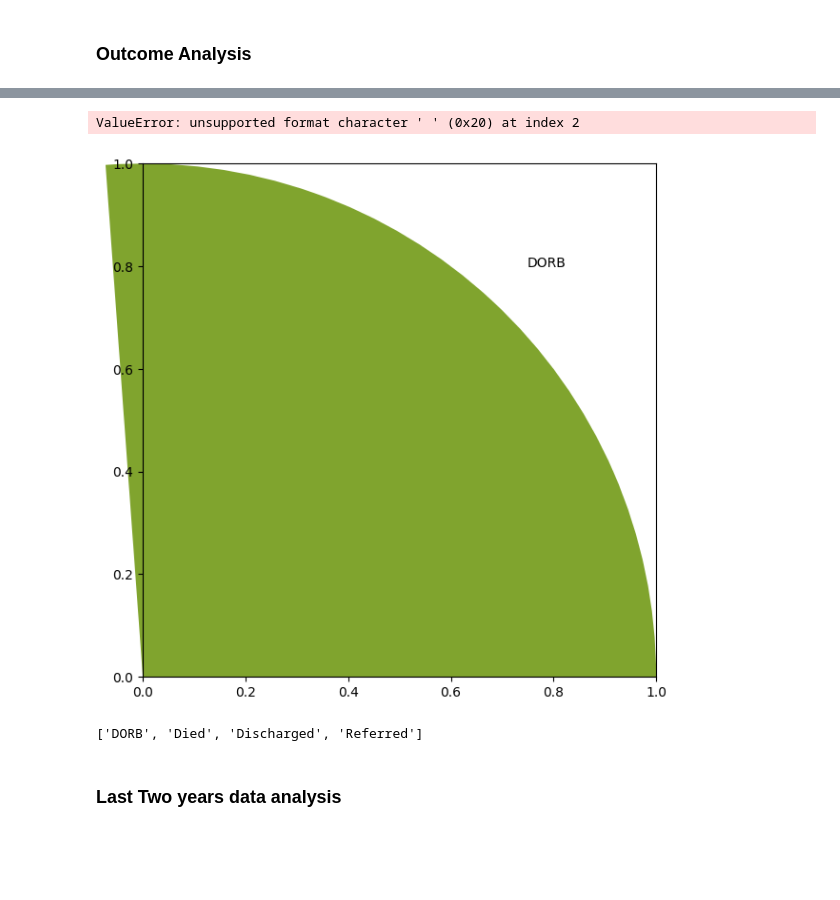
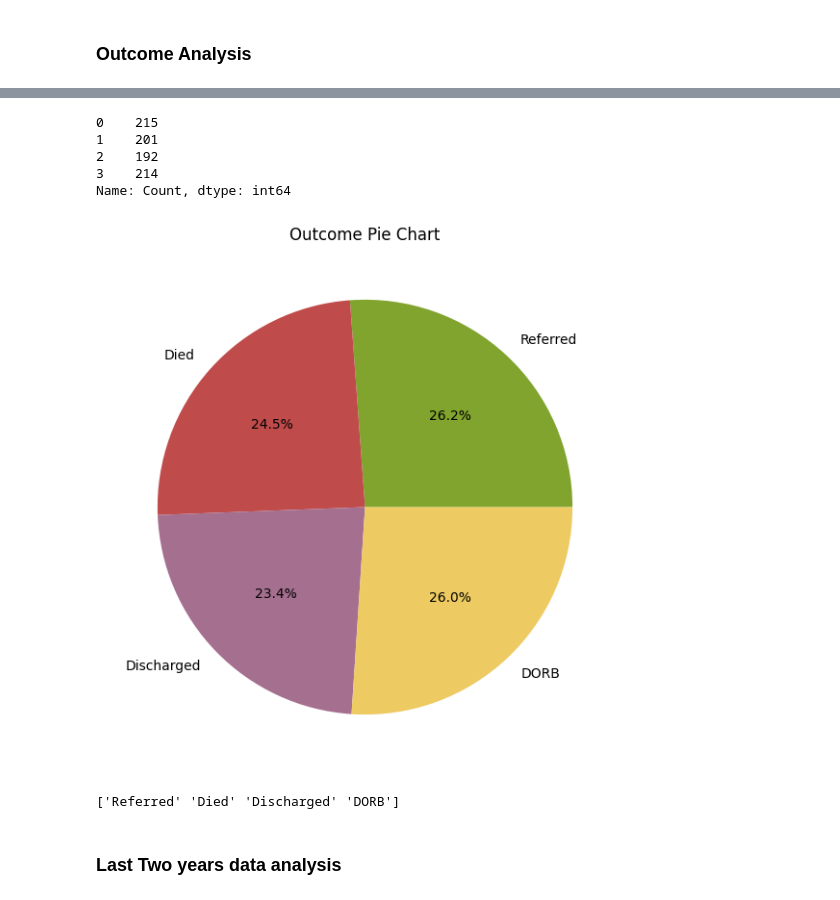
Before and after one commit to FahimHafiz/Vaccination-Dataset-Preprocessing-Analysis-and-Prediction-Using-Machine-Learning, a Jupyter notebook: main.ipynb, the cells around one changed output, grey strips where cells are left out. Drawn from its saved outputs; the diff is of its cells as text; code cells hidden in the pictures; blank space fills up the shorter version.

```diff
--- a/main.ipynb
+++ b/main.ipynb
@@ -414,3 +451,9 @@ plt.show()
 [figure]
 # %% [markdown]
 ### Outcome Analysis
+# %%
+# outcome_counts
+outcome_counts = hospital_data_clean.groupby('Outcome')['Organism'].count().reset_index().rename(columns={'Organism':'Count'})
+lst = hospital_data_clean['Outcome'].unique()
+slice_colors = ['#80a42e', '#c04b4b', '#a56f8f', '#edca62']
+outcome_counts
@@ -417,24 +466,26 @@ plt.show()
+# %%
+outcome_counts['Count']
+# %% [output]
+0    215
+1    201
+2    192
+3    214
+Name: Count, dtype: int64
 # %%
-outcome_counts = hospital_data_clean.groupby('Outcome')['Organism'].count().reset_index().rename(columns={'Organism':'Count'})
-# outcome_counts
-
-slice_colors = ['#80a42e', '#c04b4b', '#a56f8f', '#edca62']
-
+# Let's plot a pie chart showing the outcomes of the patients..
 plt.figure(figsize=(7, 7))
-plt.pie(outcome_counts['Count'], labels=lst, autopct='%1 .1f%', colors=slice_colors)
+plt.pie(outcome_counts['Count'], labels=lst, autopct='%1.1f%%', colors=slice_colors)
 plt.title('Outcome Pie Chart')
 
 plt.show()
 # %% [output]
-ValueError: unsupported format character ' ' (0x20) at index 2
-[figure, old version]
+[figure, new version]
 # %%
-lst = []
-lst.extend(outcome_counts['Outcome'])
-
+# lst = []
+# lst.extend(outcome_counts['Outcome'])
 print(lst)
 # %% [output]
-['DORB', 'Died', 'Discharged', 'Referred']
+['Referred' 'Died' 'Discharged' 'DORB']
 # %% [markdown]
 ### Last Two years data analysis
 # %%
```
Also changed, not shown: parts of 17 cells of this notebook.
